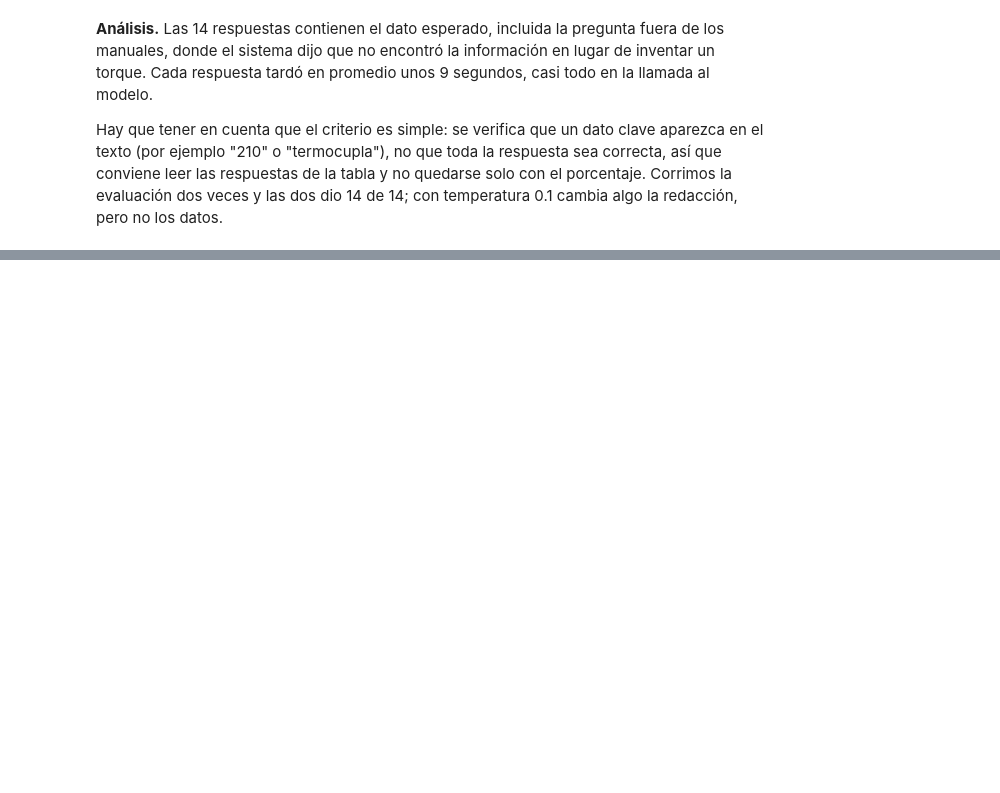
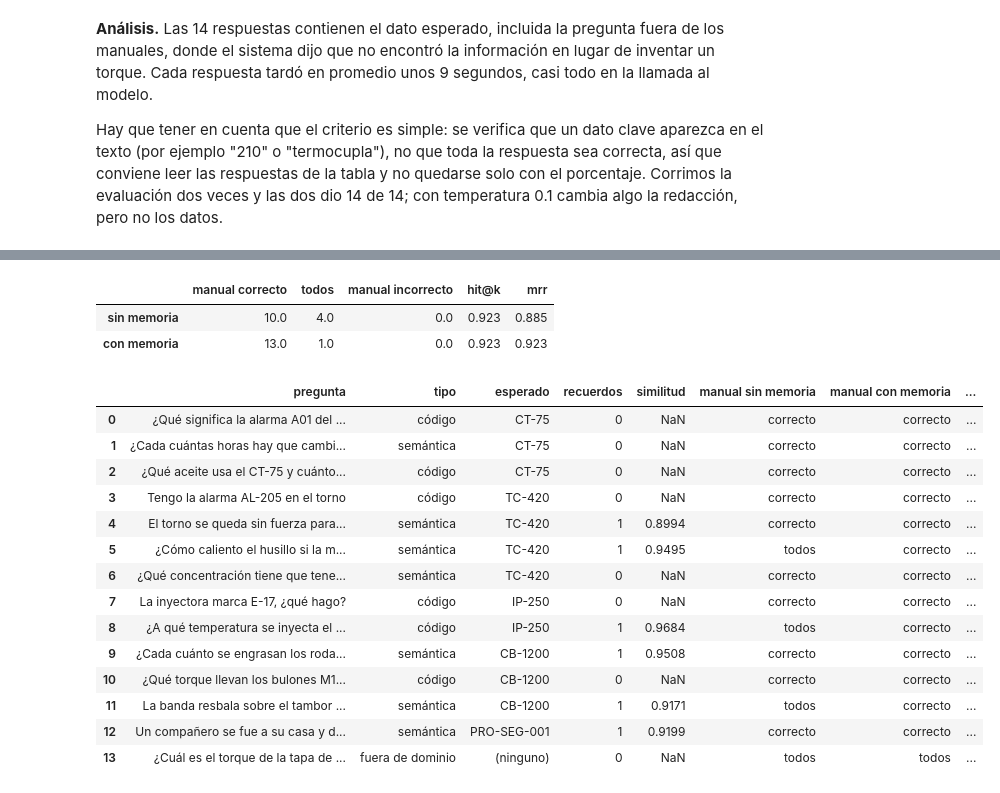
Before and after one commit to Aguobiedo/Trabajo_Practico_2_IA, a Jupyter notebook: server/TP2_Asistente.ipynb, the cells around one changed output, grey strips where cells are left out. Saved outputs shown, nothing was run; the diff lists cells and outputs as text; code cells hidden in the pictures; blank space fills up the shorter version.

```diff
--- a/server/TP2_Asistente.ipynb
+++ b/server/TP2_Asistente.ipynb
@@ -66,14 +71,19 @@ CHUNK_SIZE = int(os.getenv("CHUNK_SIZE", "900"))
 CHUNK_OVERLAP = int(os.getenv("CHUNK_OVERLAP", "150"))
 TOP_K = int(os.getenv("TOP_K", "4"))  # fragmentos que se envían al modelo
 COLLECTION_NAME = "manuales"
+# Aprendizaje: una consulta validada se reutiliza si su similitud con la nueva supera el umbral
+# (0.88: las paráfrasis medidas dan 0.90 o más, y dos preguntas distintas sobre el aceite del compresor, 0.867)
+UMBRAL_MEMORIA = float(os.getenv("UMBRAL_MEMORIA", "0.88"))
+MAX_RECUERDOS = int(os.getenv("MAX_RECUERDOS", "2"))  # consultas validadas que se usan por pregunta
 
 
 def get_llm():
     return ChatGoogleGenerativeAI(model=GEMINI_MODEL, temperature=TEMPERATURE)
 
 
-def get_embeddings():
-    return GoogleGenerativeAIEmbeddings(model=EMBEDDING_MODEL)
+def get_embeddings(task_type=None):
+    """task_type=None usa RETRIEVAL_DOCUMENT para los chunks y RETRIEVAL_QUERY para las consultas."""
+    return GoogleGenerativeAIEmbeddings(model=EMBEDDING_MODEL, task_type=task_type)
 
 
 print("API key cargada:", bool(os.getenv("GOOGLE_API_KEY")))
@@ -507,6 +538,7 @@ La cadena está armada con LCEL: plan (qué manual y qué buscar) → recuperaci
 # %%
 MAX_HISTORIAL = 4  # mensajes anteriores que se le pasan al modelo
 PALABRAS_SEGUIMIENTO = 5  # una pregunta así de corta se toma como continuación de la anterior
+CITA = re.compile(r"\s*\[\d+\]")  # citas [n] de una respuesta
 SYSTEM_PROMPT = """Sos un asistente para consultar manuales técnicos de máquinas \
 industriales. Respondés en español, de forma clara y práctica, a operarios y técnicos.
 
@@ -521,7 +553,12 @@ manuales cargados" y sugerí consultar al fabricante o al supervisor.
 6. Si la tarea implica intervenir la máquina y el contexto menciona medidas de seguridad \
 (LOTO, despresurizar, EPP), recordalas al inicio.
 7. Sé breve. No uses LaTeX ni fórmulas: escribí las cuentas en texto plano.
+8. Las CONSULTAS VALIDADAS son preguntas parecidas que un técnico ya marcó como bien \
+respondidas. Usalas como guía de qué información sirve y cómo responder, pero tomá los datos \
+y las citas solo del CONTEXTO.
 
+===== CONSULTAS VALIDADAS =====
+{validadas}
 ===== CONTEXTO =====
 {context}
 ===================="""
@@ -873,0 +1150,7 @@ Hay que tener en cuenta que el criterio es simple: se verifica que un dato clave
+# %%
+memoria_eval = obtener_memoria("memoria_evaluacion", persistir=False)
+cadena_rag_mem = crear_cadena_rag(recuperador, llm, memoria_eval)
+
+df_ent = entrenar_memoria(cadena_rag_mem, memoria_eval, pausa=4)
+print(f"Consultas aprendidas: {len(memoria_eval)} de {len(VALIDADAS)}")
+df_ent
@@ -873,0 +1173,23 @@ Hay que tener en cuenta que el criterio es simple: se verifica que un dato clave
+# %%
+df_mem = evaluar_memoria(recuperador, memoria_eval, k=TOP_K)
+display(resumen_memoria(df_mem))
+df_mem
+# %% [output]
+|  | manual correcto | todos | manual incorrecto | hit@k | mrr |
+| sin memoria | 10.0 | 4.0 | 0.0 | 0.923 | 0.885 |
+| con memoria | 13.0 | 1.0 | 0.0 | 0.923 | 0.923 |
+|  | pregunta | tipo | esperado | recuerdos | similitud | manual sin memoria | manual con memoria | ... |
+| 0 | ¿Qué significa la alarma A01 del ... | código | CT-75 | 0 | NaN | correcto | correcto | ... |
+| 1 | ¿Cada cuántas horas hay que cambi... | semántica | CT-75 | 0 | NaN | correcto | correcto | ... |
+| 2 | ¿Qué aceite usa el CT-75 y cuánto... | código | CT-75 | 0 | NaN | correcto | correcto | ... |
+| 3 | Tengo la alarma AL-205 en el torno | código | TC-420 | 0 | NaN | correcto | correcto | ... |
+| 4 | El torno se queda sin fuerza para... | semántica | TC-420 | 1 | 0.8994 | correcto | correcto | ... |
+| 5 | ¿Cómo caliento el husillo si la m... | semántica | TC-420 | 1 | 0.9495 | todos | correcto | ... |
+| 6 | ¿Qué concentración tiene que tene... | semántica | TC-420 | 0 | NaN | correcto | correcto | ... |
+| 7 | La inyectora marca E-17, ¿qué hago? | código | IP-250 | 0 | NaN | correcto | correcto | ... |
+| 8 | ¿A qué temperatura se inyecta el ... | código | IP-250 | 1 | 0.9684 | todos | correcto | ... |
+| 9 | ¿Cada cuánto se engrasan los roda... | semántica | CB-1200 | 1 | 0.9508 | correcto | correcto | ... |
+| 10 | ¿Qué torque llevan los bulones M1... | código | CB-1200 | 0 | NaN | correcto | correcto | ... |
+| 11 | La banda resbala sobre el tambor ... | semántica | CB-1200 | 1 | 0.9171 | todos | correcto | ... |
+| 12 | Un compañero se fue a su casa y d... | semántica | PRO-SEG-001 | 1 | 0.9199 | correcto | correcto | ... |
+| 13 | ¿Cuál es el torque de la tapa de ... | fuera de dominio | (ninguno) | 0 | NaN | todos | todos | ... |
```
Also changed, not shown: parts of 33 cells of this notebook, 17 other files.
